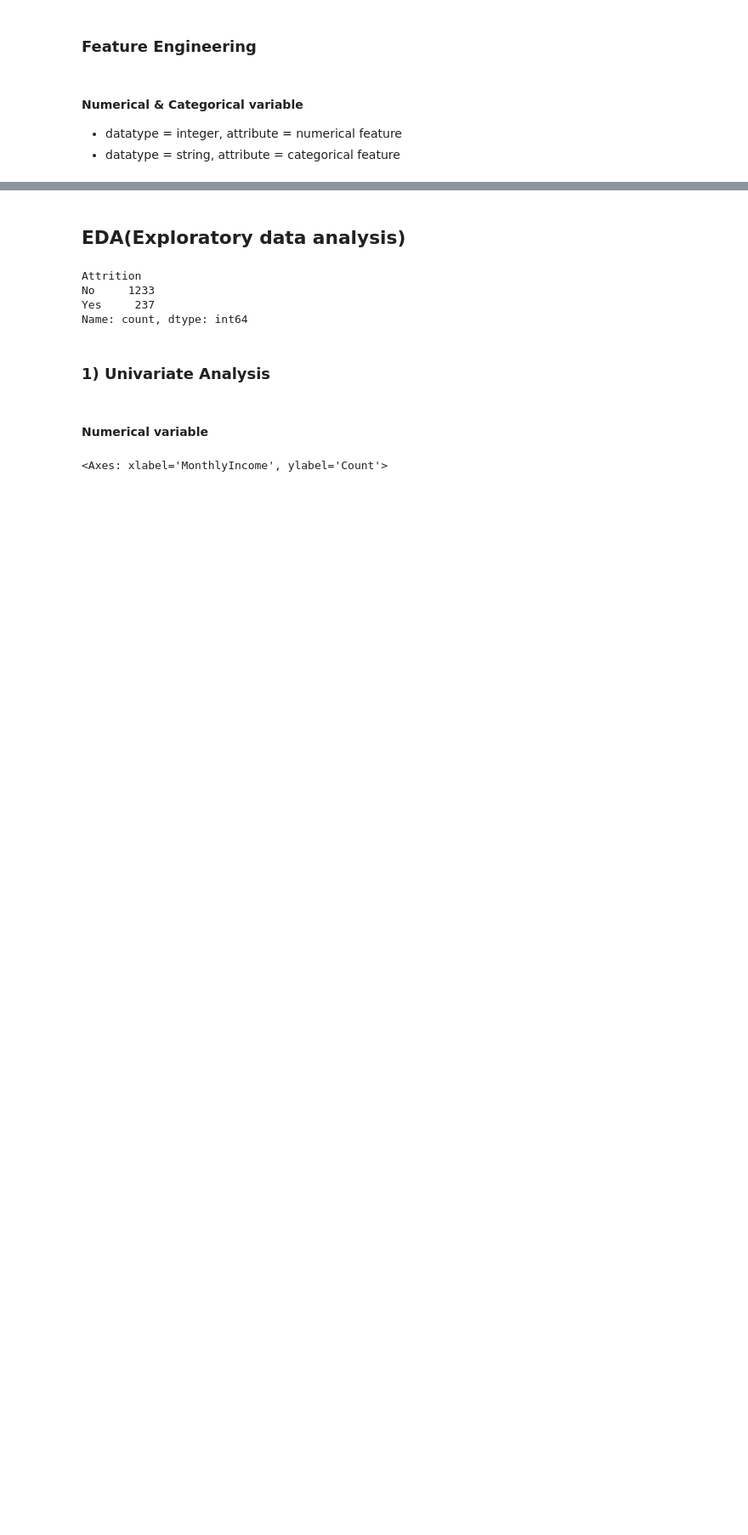
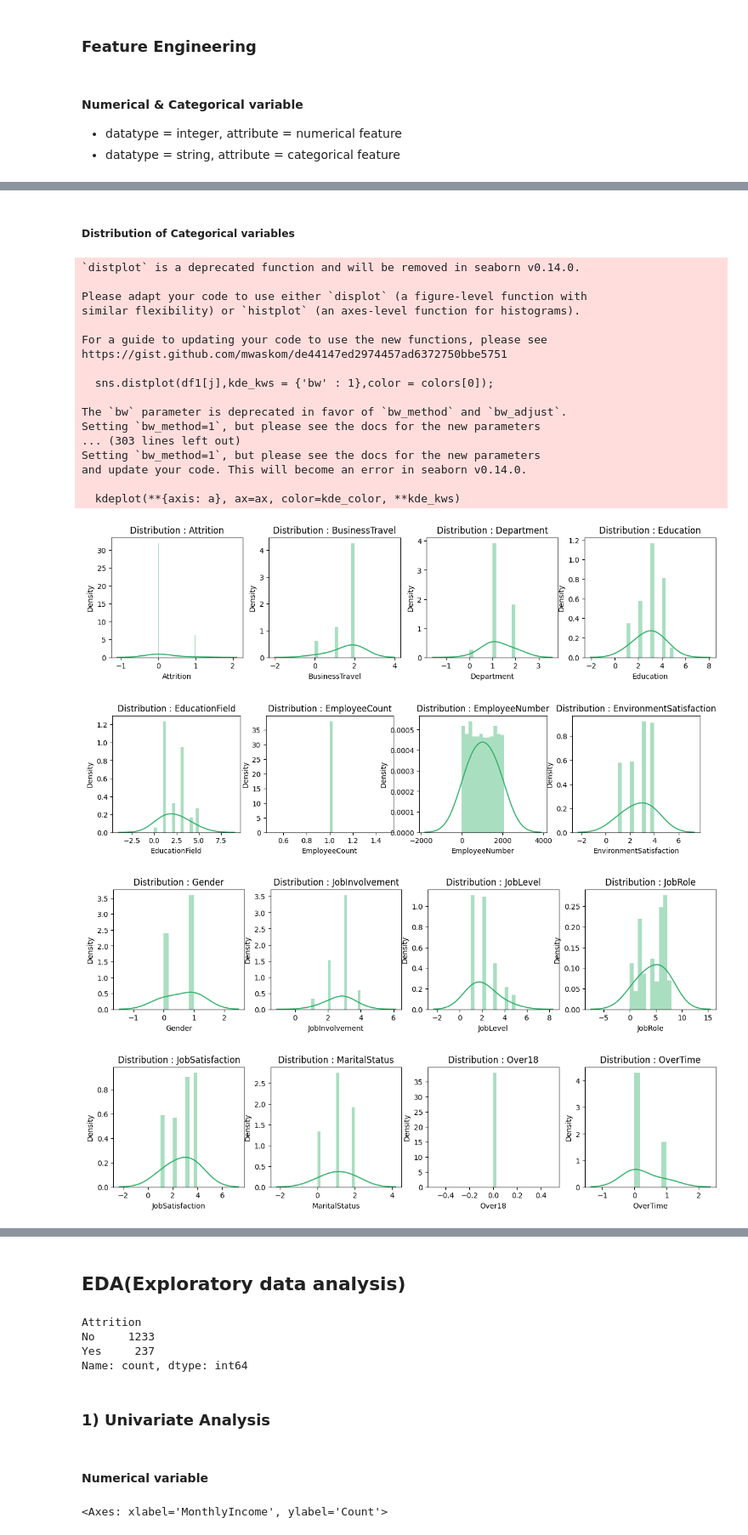
Before and after one commit to shipleaf/Business_Analytics, a Jupyter notebook: week03/01_HR Analytics_Attriction_Churn.ipynb, the cells around one changed output, grey strips where cells are left out. Shown at 85% size. Saved outputs shown, nothing was run; the diff lists cells and outputs as text; code cells hidden in the pictures; blank space fills up the shorter version.

```diff
--- a/week03/01_HR Analytics_Attriction_Churn.ipynb
+++ b/week03/01_HR Analytics_Attriction_Churn.ipynb
@@ -375,0 +392,41 @@ for i in tqdm(categorical_features):
+# %%
+tf1 = {}
+for i in range(len(text_categorical_features)):
+    tf1[text_categorical_features[i]] = {}
+    for j,k in zip(l1[i],l2[i]):
+        tf1[text_categorical_features[i]][j] = k
+# %% [markdown]
+##### Distribution of Categorical variables
+# %%
+colors = ['#2BAE66','#FCF6F5']
+
+for i in range(5):
+    fig, ax = plt.subplots(nrows = 1,ncols = 4,figsize = (15,3))
+    a = 1
+    for j in categorical_features[(i*4) : (i*4) + 4]:
+        plt.subplot(1,4,a)
+        sns.distplot(df1[j],kde_kws = {'bw' : 1},color = colors[0]);
+        plt.title('Distribution : ' + j)
+        a += 1
+# %% [output]
+`distplot` is a deprecated function and will be removed in seaborn v0.14.0.
+
+Please adapt your code to use either `displot` (a figure-level function with
+similar flexibility) or `histplot` (an axes-level function for histograms).
+
+For a guide to updating your code to use the new functions, please see
+https://gist.github.com/mwaskom/de44147ed2974457ad6372750bbe5751
+
+  sns.distplot(df1[j],kde_kws = {'bw' : 1},color = colors[0]);
+
+The `bw` parameter is deprecated in favor of `bw_method` and `bw_adjust`.
+Setting `bw_method=1`, but please see the docs for the new parameters
+... (303 lines left out)
+Setting `bw_method=1`, but please see the docs for the new parameters
+and update your code. This will become an error in seaborn v0.14.0.
+
+  kdeplot(**{axis: a}, ax=ax, color=kde_color, **kde_kws)
+[figure, added]
+[figure, added]
+[figure, added]
+[figure, added]
```
Also changed, not shown: parts of 18 cells of this notebook, 1 other file.
